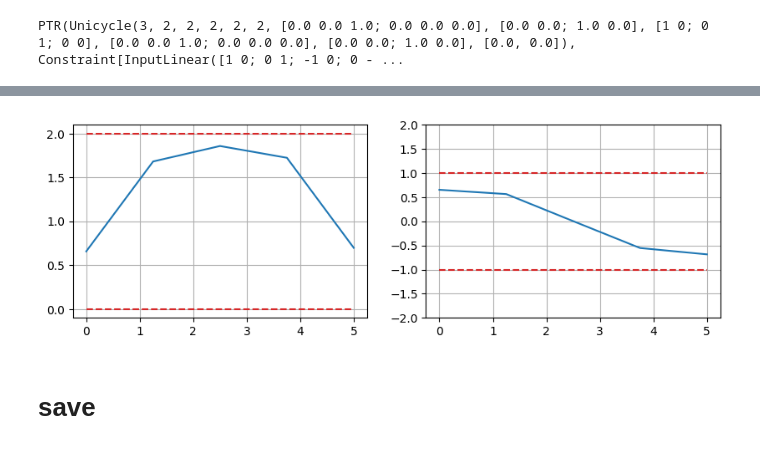
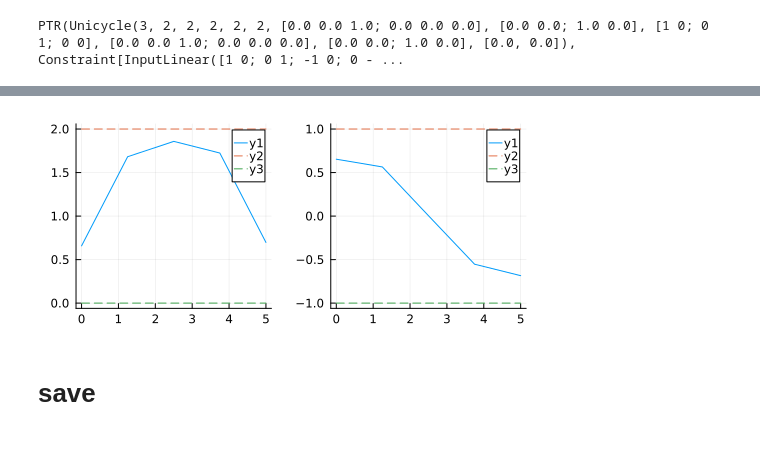
Before and after one commit to taewankim1/synthesis-trajectory-funnel, a Jupyter notebook: ptr_unicycle.ipynb, the cells around one changed output, grey strips where cells are left out. Drawn from its saved outputs; the diff is of its cells as text; code cells hidden in the pictures.

```diff
--- a/ptr_unicycle.ipynb
+++ b/ptr_unicycle.ipynb
@@ -108,8 +107,7 @@ ptr = PTR(N,tf0,max_iter,dynamics,list_const,scaler,
 # %% [output]
 PTR(Unicycle(3, 2, 2, 2, 2, 2, [0.0 0.0 1.0; 0.0 0.0 0.0], [0.0 0.0; 1.0 0.0], [1 0; 0 1; 0 0], [0.0 0.0 1.0; 0.0 0.0 0.0], [0.0 0.0; 1.0 0.0], [0.0, 0.0]), Constraint[InputLinear([1 0; 0 1; -1 0; 0 - ...
 # %%
-import Gurobi
-run(ptr,x0,u0,dt0,xi,xf,Gurobi)
+run(ptr,x0,u0,dt0,xi,xf,"Gurobi")
 # %% [output]
 Set parameter Username
 Academic license - for non-commercial use only - expires 2024-11-27
@@ -150,20 +148,13 @@ gcf()
 # %%
-plt.figure(figsize=(10,3))
-plt.subplot(121)
-plt.plot(ptr.solution.t,ptr.solution.u[1,:])
-plt.plot(ptr.solution.t,ptr.solution.t*0 .+ vmax,"--",color="tab:red")
-plt.plot(ptr.solution.t,ptr.solution.t*0 .+ vmin,"--",color="tab:red")
-plt.ylim([-0.1,2.1])
-plt.grid(true)
-plt.subplot(122)
-plt.plot(ptr.solution.t,ptr.solution.u[2,:])
-plt.plot(ptr.solution.t,ptr.solution.t*0 .+ wmax,"--",color="tab:red")
-plt.plot(ptr.solution.t,ptr.solution.t*0 .+ wmin,"--",color="tab:red")
-plt.ylim([-2,2])
-plt.grid(true)
-gcf()
+p1 = plot(ptr.solution.t,ptr.solution.u[1,:])
+plot!(ptr.solution.t,ptr.solution.t.*0 .+ vmax,linestyle=:dash)
+plot!(ptr.solution.t,ptr.solution.t.*0 .+ vmin,linestyle=:dash)
+p2 = plot(ptr.solution.t,ptr.solution.u[2,:])
+plot!(ptr.solution.t,ptr.solution.t.*0 .+ wmax,linestyle=:dash)
+plot!(ptr.solution.t,ptr.solution.t.*0 .+ wmin,linestyle=:dash)
+plot(p1,p2,layout=(1,2),size=(500,220))
 # %% [output]
-[figure, old version]
+[figure, new version]
 # %% [markdown]
 # save
 # %%
```
Also changed, not shown: parts of 5 cells of this notebook, 17 other files.
